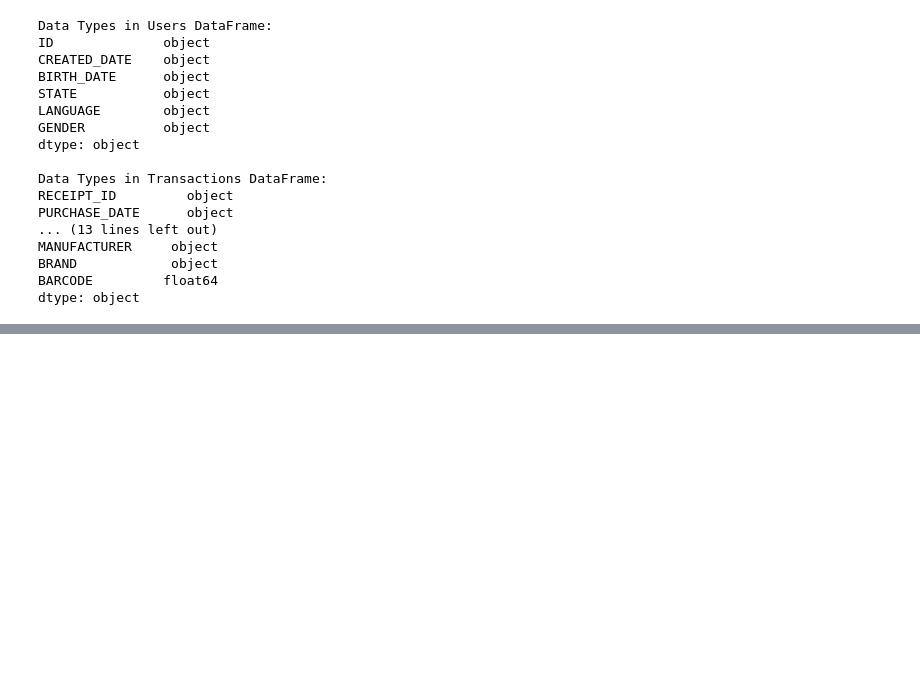
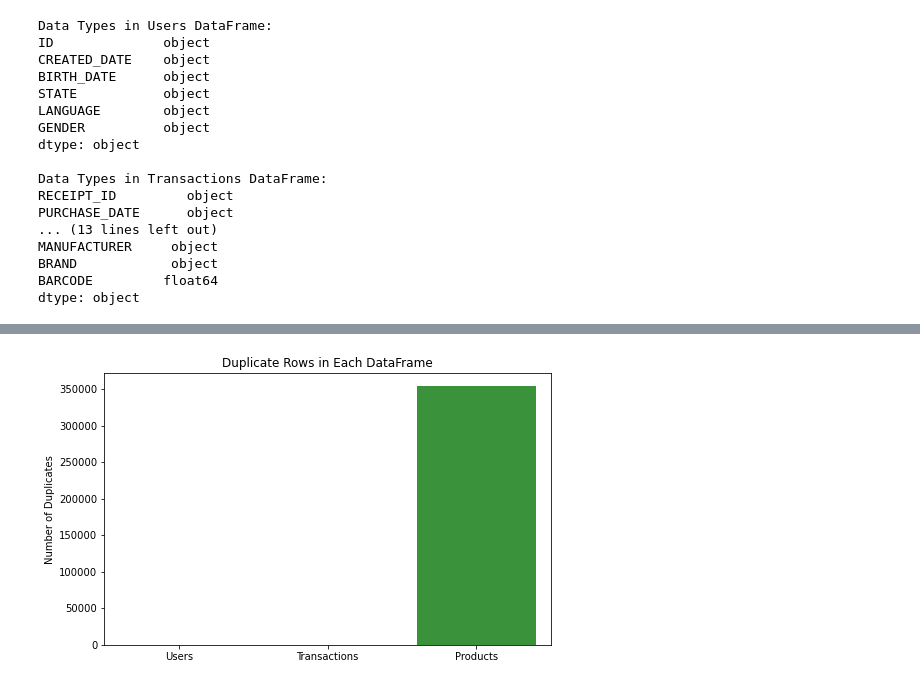
Before and after one commit to Venkatshrinithi/Shrinithi-Venkataachalam, a Jupyter notebook: notebooks/data_exploration.ipynb, the cells around one changed output, grey strips where cells are left out. Cells and saved outputs as stored; diff of their text form; code cells hidden in the pictures; blank space fills up the shorter version.

```diff
--- a/notebooks/data_exploration.ipynb
+++ b/notebooks/data_exploration.ipynb
@@ -101,0 +287,16 @@ dtype: object
+# %%
+# Duplicates in each DataFrame
+users_duplicates = users_df.duplicated().sum()
+transactions_duplicates = transactions_df.duplicated().sum()
+products_duplicates = products_df.duplicated().sum()
+
+# A bar plot for duplicate rows
+duplicates = {'Users': users_duplicates, 'Transactions': transactions_duplicates, 'Products': products_duplicates}
+
+plt.figure(figsize=(8,5))
+sns.barplot(x=list(duplicates.keys()), y=list(duplicates.values()))
+plt.title('Duplicate Rows in Each DataFrame')
+plt.ylabel('Number of Duplicates')
+plt.show()
+# %% [output]
+[figure, added]
```
Also changed, not shown: parts of 32 cells of this notebook.
